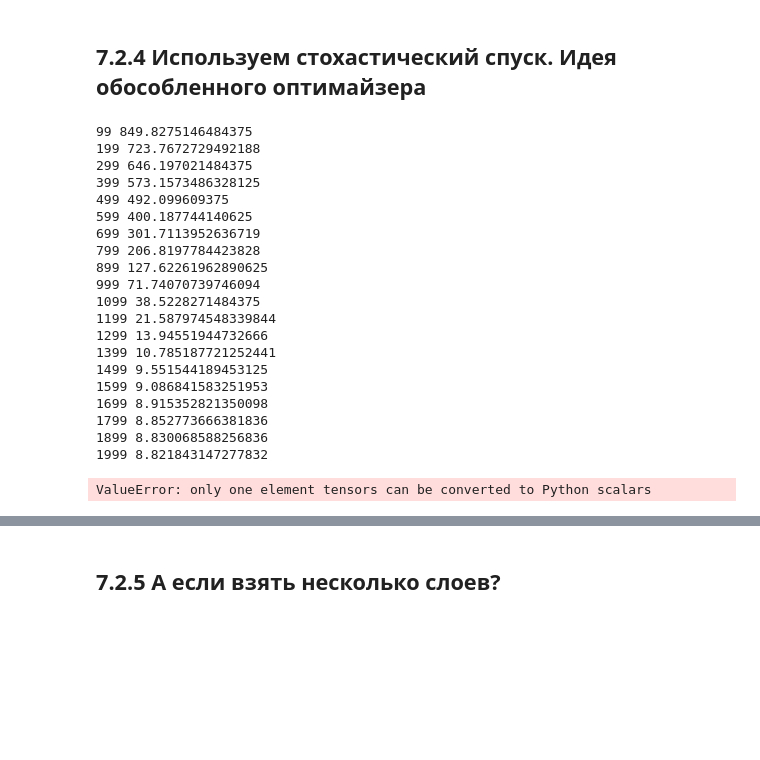
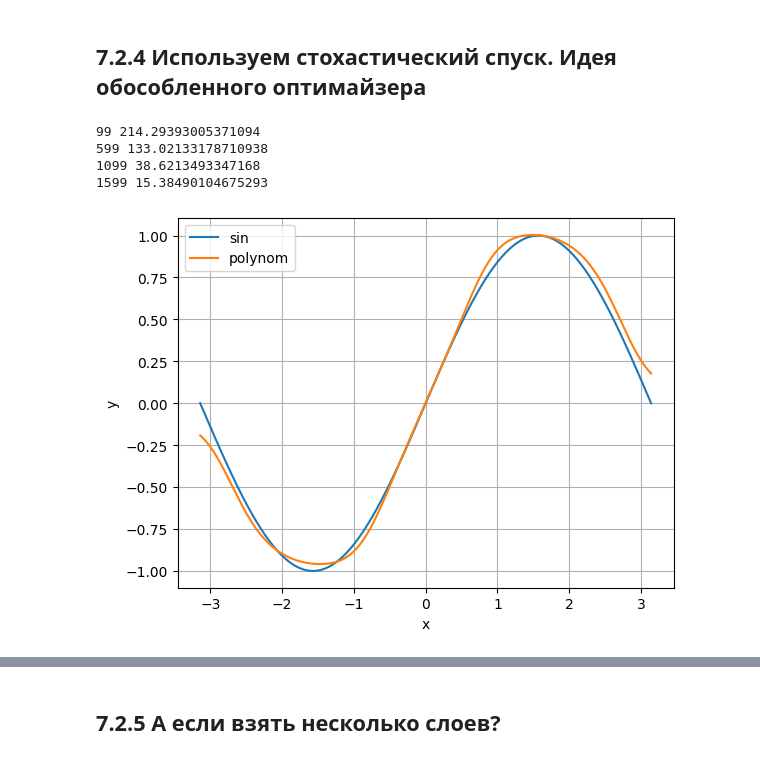
Before and after one commit to kokamido/ml2023, a Jupyter notebook: 08-NN/2-Perceptron.ipynb, the cells around one changed output, grey strips where cells are left out. Cells and saved outputs as stored; diff of their text form; code cells hidden in the pictures; blank space fills up the shorter version.

```diff
--- a/08-NN/2-Perceptron.ipynb
+++ b/08-NN/2-Perceptron.ipynb
@@ -401,78 +401,60 @@ p = torch.tensor([1, 2, 3])
 xx = x.unsqueeze(-1).pow(p)
 
 # Сделали шаблон сети
-model = torch.nn.Sequential(
-    torch.nn.Linear(3, 4),
-    torch.nn.Sigmoid(),
-    torch.nn.Linear(4, 5),
-    torch.nn.Sigmoid(),
-    torch.nn.Linear(5, 1),
-    torch.nn.Flatten(0, 1)
+model = nn.Sequential(
+    nn.Linear(3, 4),
+    nn.Sigmoid(),
+    nn.Linear(4, 5),
+    nn.Sigmoid(),
+    nn.Linear(5, 1),
+    nn.Flatten(0, 1)
 )
 
 # Обозначили лосс
 loss_fn = torch.nn.MSELoss(reduction='sum')
 
 # Выбрали алгоритм оптимизации
-optimizer = torch.optim.SGD(model.parameters(), lr=1e-6)
+optimizer = torch.optim.SGD(model.parameters(), lr=1e-4)
 #optimizer = torch.optim.RMSprop(model.parameters(), lr=learning_rate)
 
 # Спуск
 for t in range(2000):
     # Нашли результат на текущей сети
     y_pred = model(xx)
 
     # Посчитали ошибку
     loss = loss_fn(y_pred, y)
-    if t % 100 == 99:
+    if t % 500 == 99:
         print(t, loss.item())
 
     #Обнулили градиенты
     optimizer.zero_grad()
 
     # Посчитали градиенты
     loss.backward()
 
     # Пересчитываем веса
     optimizer.step()
 
 
-# просто рисовалка
-linear_layer = model[0]
-print(f'Result: y = {linear_layer.bias.item()} + {linear_layer.weight[:, 0].item()} x + {linear_layer.weight[:, 1].item()} x^2 + {linear_layer.weight[:, 2].item()} x^3')
+@torch.no_grad()
 def f(x):
-    return linear_layer.bias.item() + linear_layer.weight[:, 0].item() * x + \
-           linear_layer.weight[:, 1].item() * x ** 2 + linear_layer.weight[:, 2].item() * x ** 3
+    xx = x.unsqueeze(-1).pow(p)
+    return model(xx).reshape(-1).numpy()
 
 plt.plot(x, np.sin(x), label='sin')
 plt.plot(x, f(x), label='polynom')
 plt.xlabel('x')
 plt.ylabel('y')
 
 plt.legend()
 plt.grid()
 # %% [output]
-99 849.8275146484375
-199 723.7672729492188
-299 646.197021484375
-399 573.1573486328125
-499 492.099609375
-599 400.187744140625
-699 301.7113952636719
-799 206.8197784423828
-899 127.62261962890625
-999 71.74070739746094
-1099 38.5228271484375
-1199 21.587974548339844
-1299 13.94551944732666
-1399 10.785187721252441
-1499 9.551544189453125
-1599 9.086841583251953
-1699 8.915352821350098
-1799 8.852773666381836
-1899 8.830068588256836
-1999 8.821843147277832
+99 214.29393005371094
+599 133.02133178710938
+1099 38.6213493347168
+1599 15.38490104675293
-ValueError: only one element tensors can be converted to Python scalars
+[figure, added]
 # %% [markdown]
 ![title](https://cs231n.github.io/assets/nn3/opt1.gif)
 # %% [markdown]
```
Also changed, not shown: parts of 11 cells of this notebook.
